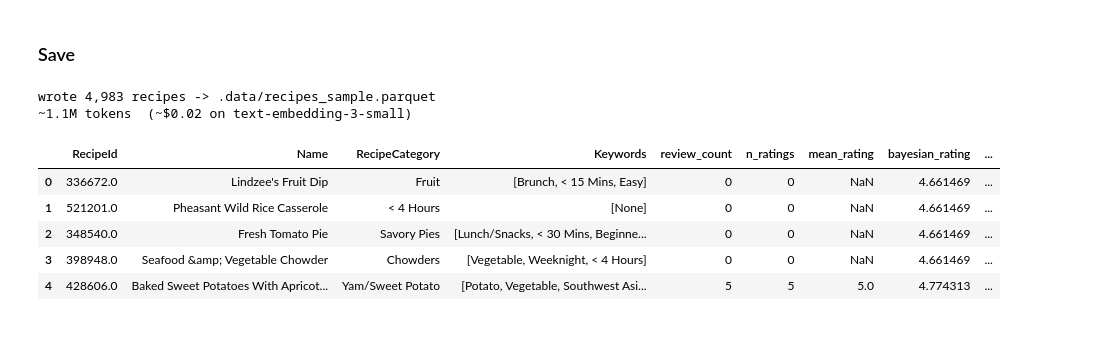
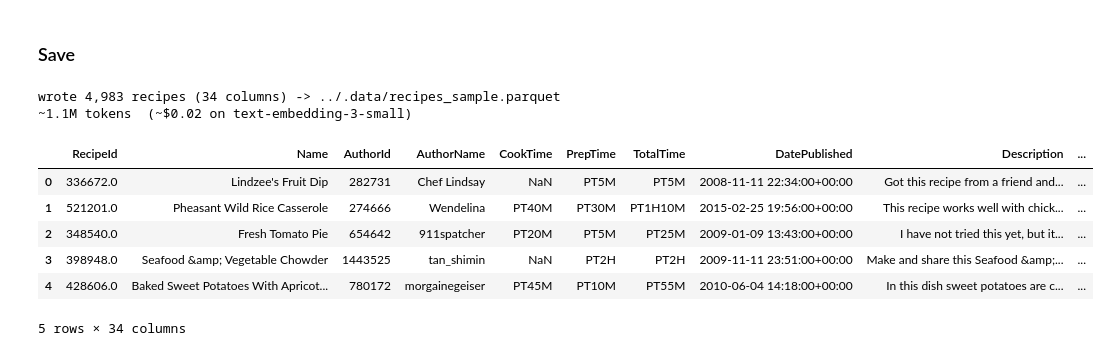
Before and after one commit to nicolaveritas/ragu, a Jupyter notebook: notebooks/02-preprocess.ipynb, the cells around one changed output. Saved outputs shown, nothing was run; the diff lists cells and outputs as text; code cells hidden in the pictures.

Commit message:
fix: regenerate sample with all columns

```diff
--- a/notebooks/02-preprocess.ipynb
+++ b/notebooks/02-preprocess.ipynb
@@ -206,26 +206,25 @@ has_reviews share   full: 52.0%   sample: 52.0%
 # %% [markdown]
 ### Save
 # %%
-keep = [
-    "RecipeId", "Name", "RecipeCategory", "Keywords",
-    "review_count", "n_ratings", "mean_rating", "bayesian_rating", "has_reviews",
-    "text",
-]
-out = df_out[keep].reset_index(drop=True)
+# Keep everything: Qdrant becomes the single source of truth (nutrition, images,
+# times, ...). Only drop the intermediate helper columns already folded into `text`.
+helper_cols = ["ingredients_text", "instructions_text", "text_len"]
+out = df_out.drop(columns=helper_cols, errors="ignore").reset_index(drop=True)
 
 OUT_DIR.mkdir(parents=True, exist_ok=True)
 out.to_parquet(OUT_PATH, index=False)
 
 tok = out["text"].str.len().sum() / 4  # rough ~chars/4 token estimate
-print(f"wrote {len(out):,} recipes -> {OUT_PATH}")
+print(f"wrote {len(out):,} recipes ({out.shape[1]} columns) -> {OUT_PATH}")
 print(f"~{tok / 1e6:.1f}M tokens  (~${tok / 1e6 * 0.02:.2f} on text-embedding-3-small)")
 out.head()
 # %% [output]
-wrote 4,983 recipes -> .data/recipes_sample.parquet
+wrote 4,983 recipes (34 columns) -> ../.data/recipes_sample.parquet
 ~1.1M tokens  (~$0.02 on text-embedding-3-small)
-|  | RecipeId | Name | RecipeCategory | Keywords | review_count | n_ratings | mean_rating | bayesian_rating | ... |
-| 0 | 336672.0 | Lindzee's Fruit Dip | Fruit | [Brunch, < 15 Mins, Easy] | 0 | 0 | NaN | 4.661469 | ... |
-| 1 | 521201.0 | Pheasant Wild Rice Casserole | < 4 Hours | [None] | 0 | 0 | NaN | 4.661469 | ... |
-| 2 | 348540.0 | Fresh Tomato Pie | Savory Pies | [Lunch/Snacks, < 30 Mins, Beginne... | 0 | 0 | NaN | 4.661469 | ... |
-| 3 | 398948.0 | Seafood &amp; Vegetable Chowder | Chowders | [Vegetable, Weeknight, < 4 Hours] | 0 | 0 | NaN | 4.661469 | ... |
-| 4 | 428606.0 | Baked Sweet Potatoes With Apricot... | Yam/Sweet Potato | [Potato, Vegetable, Southwest Asi... | 5 | 5 | 5.0 | 4.774313 | ... |
+|  | RecipeId | Name | AuthorId | AuthorName | CookTime | PrepTime | TotalTime | DatePublished | Description | ... |
+| 0 | 336672.0 | Lindzee's Fruit Dip | 282731 | Chef Lindsay | NaN | PT5M | PT5M | 2008-11-11 22:34:00+00:00 | Got this recipe from a friend and... | ... |
+| 1 | 521201.0 | Pheasant Wild Rice Casserole | 274666 | Wendelina | PT40M | PT30M | PT1H10M | 2015-02-25 19:56:00+00:00 | This recipe works well with chick... | ... |
+| 2 | 348540.0 | Fresh Tomato Pie | 654642 | 911spatcher | PT20M | PT5M | PT25M | 2009-01-09 13:43:00+00:00 | I have not tried this yet, but it... | ... |
+| 3 | 398948.0 | Seafood &amp; Vegetable Chowder | 1443525 | tan_shimin | NaN | PT2H | PT2H | 2009-11-11 23:51:00+00:00 | Make and share this Seafood &amp;... | ... |
+| 4 | 428606.0 | Baked Sweet Potatoes With Apricot... | 780172 | morgainegeiser | PT45M | PT10M | PT55M | 2010-06-04 14:18:00+00:00 | In this dish sweet potatoes are c... | ... |
+5 rows × 34 columns
```
